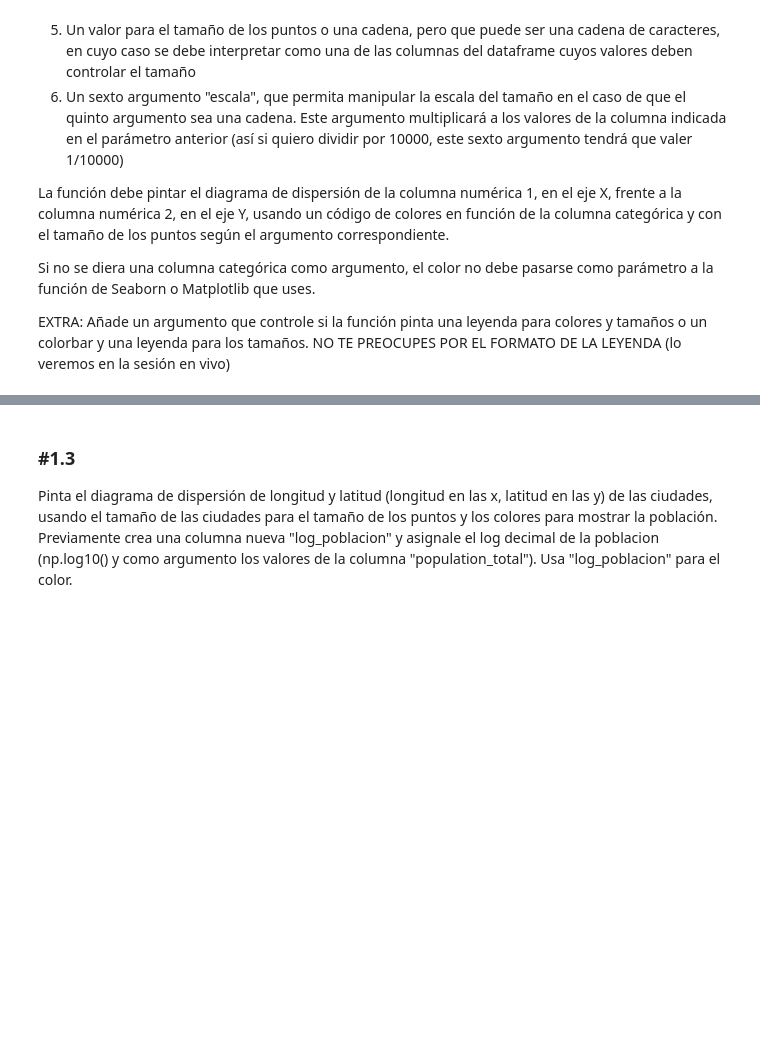
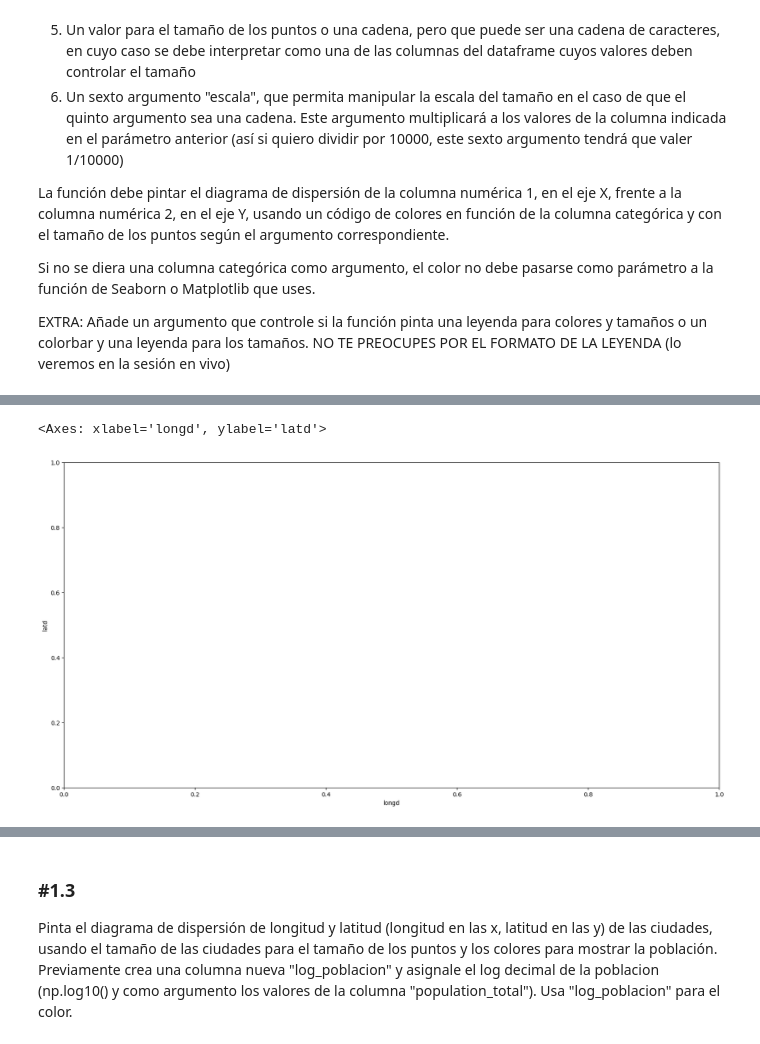
Before and after one commit to Anttt4/ONLINE_DS_THEBRIDGE_Antonio_Carreno_Jimenez, a Jupyter notebook: Sprint 8/Unidad 2/18_Practica_Obligatoria_Visualizacion_Presentacion.ipynb, the cells around one changed output, grey strips where cells are left out. Cells and saved outputs as stored; diff of their text form; code cells hidden in the pictures; blank space fills up the shorter version.

```diff
--- a/Sprint 8/Unidad 2/18_Practica_Obligatoria_Visualizacion_Presentacion.ipynb
+++ b/Sprint 8/Unidad 2/18_Practica_Obligatoria_Visualizacion_Presentacion.ipynb
@@ -40,0 +150,5 @@ EXTRA: Añade un argumento que controle si la función pinta una leyenda para co
+# %%
+scatter_plot_with_controls(df_cali,"longd","latd",)
+# %% [output]
+<Axes: xlabel='longd', ylabel='latd'>
+[figure, added]
```
Also changed, not shown: parts of 13 cells of this notebook.
